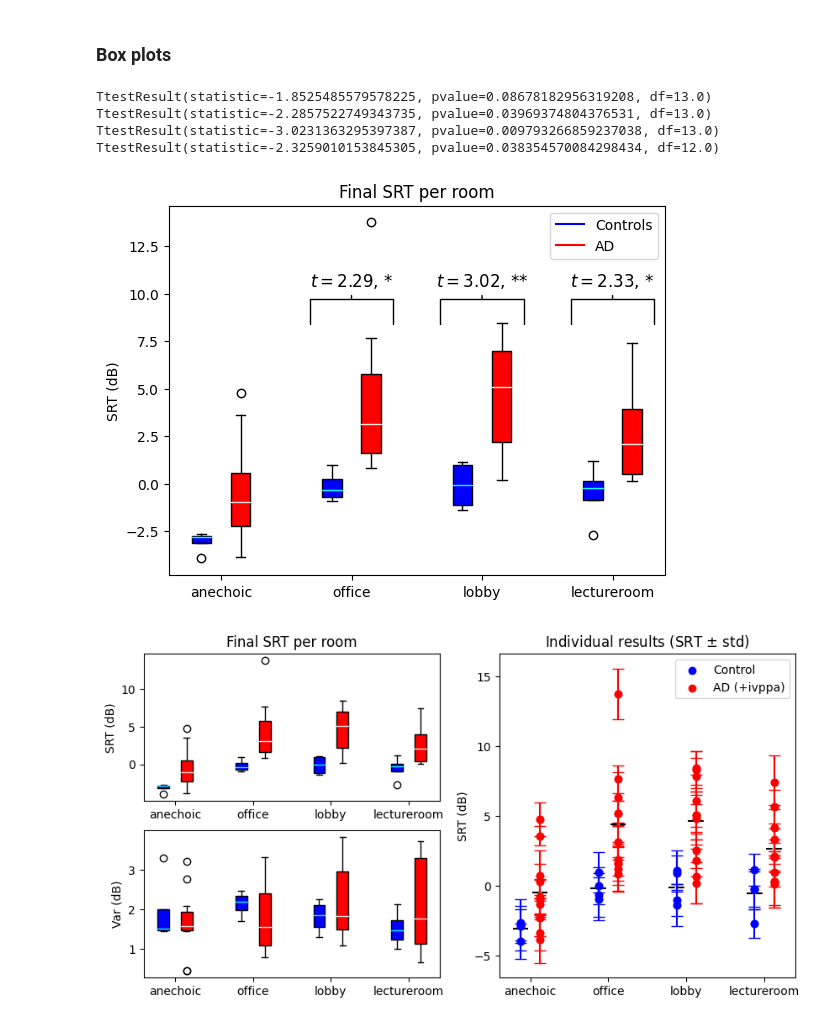
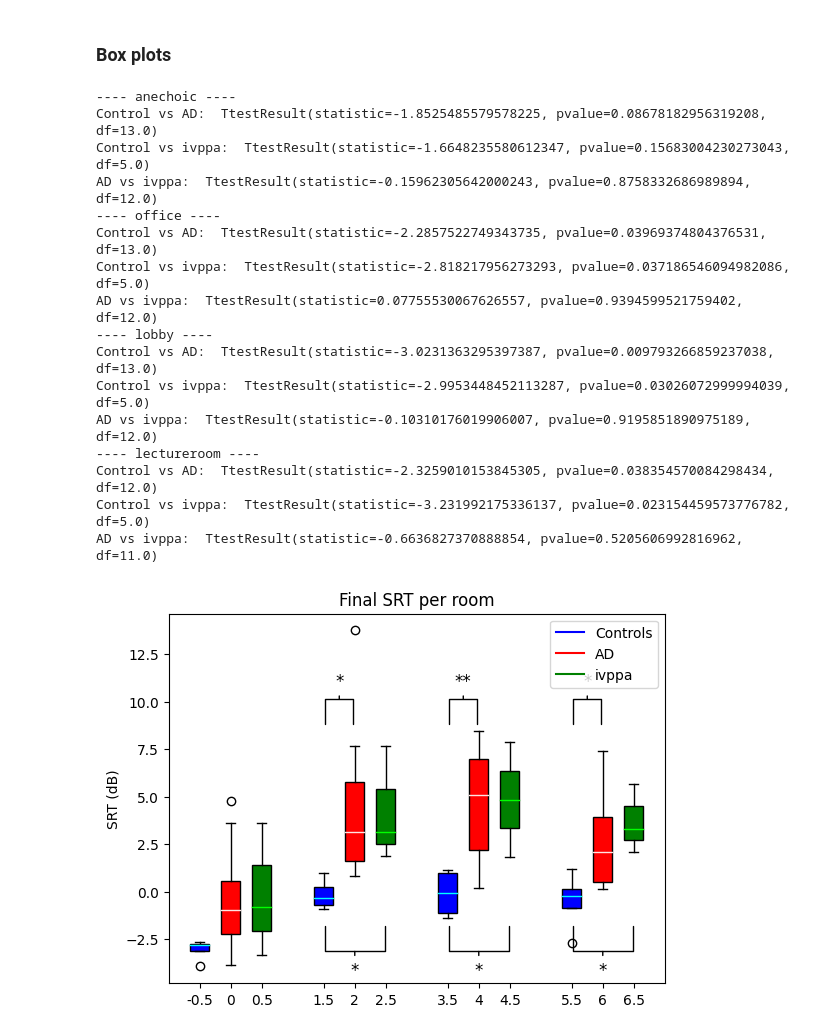
Before and after one commit to ed1016/pybasie, a Jupyter notebook: analyse_per_group.ipynb, the cells around one changed output. Cells and saved outputs as stored; diff of their text form; code cells hidden in the pictures.

```diff
--- a/analyse_per_group.ipynb
+++ b/analyse_per_group.ipynb
@@ -17,7 +17,7 @@ foldpath ='/Users/emiliedolne/Downloads/all'
 ctrl=['ANDRU', 'SELGI', 'DUNPE', 'FARRO']
 ad=['HEIBE', 'TALRU', 'THOAN2', 'JACAN','JONG', 'CHACH', 'DOLST', 'HEIBE', 'HONJO', 'BLAAD', 'BROMA']
 ivppa=['BLAAD', 'CHACH', 'JONGW']
-ivppa=[]
+# ivppa=[]
 # %%
 # get a list of all patients in the results
 listpatient=[]
@@ -389,45 +391,89 @@ for bplot in bplots:
         median.set_color(colorlistflash[i])
     i+=1
 
-plt.xticks(ticks=[0,2,4,6],labels=roomlist,rotation=0)  # Rotate labels for better readability
+# plt.xticks(ticks=[0,2,4,6],labels=roomlist,rotation=0)  # Rotate labels for better readability
 plt.title('Final SRT per room')
 plt.ylabel('SRT (dB)')
 
 if ivppa==[]:
     i=0
     for room in roomlist:
         res = ttest_ind(srtctrl[i], srtad[i], equal_var=True, alternative='two-sided')
         if res[1]<0.05:
             signlable=rf'$t={-res[0]:2.2f}$, *'
             if res[1]<0.01:
                 signlable=rf'$t={-res[0]:2.2f}$, **'
             ax.annotate(signlable, xy=(0+2*i, 9.6), xytext=(0+2*i, 10.2), xycoords='data',
                 fontsize=12, ha='center', va='bottom',
                 arrowprops=dict(arrowstyle='-[, widthB=2.5, lengthB=1.5', lw=1.0, color='k'))
-
-        print(res)
+        print('----', room, '----')
+        print('Control vs AD: ', res)
+        i+=1
+else:
+    i=0
+    for room in roomlist:
+        res1 = ttest_ind(srtctrl[i], srtad[i], equal_var=True, alternative='two-sided')
+        res2 = ttest_ind(srtctrl[i], srtivppa[i], equal_var=True, alternative='two-sided')
+        res3 = ttest_ind(srtad[i], srtivppa[i], equal_var=True, alternative='two-sided')
+        if res1[1]<0.05:
+            signlable=rf'*'
+            if res1[1]<0.01:
+                signlable=rf'**'
+            ax.annotate(signlable, xy=(-0.25+2*i, 10), xytext=(-0.25+2*i, 10.6), xycoords='data',
+                fontsize=12, ha='center', va='bottom',
+                arrowprops=dict(arrowstyle='-[, widthB=0.85, lengthB=1.5', lw=1.0, color='k'))
+        if res3[1]<0.05:
+            signlable=rf'*'
+            if res3[1]<0.01:
+                signlable=rf'$**'
+            ax.annotate(signlable, xy=(0.25+2*i, 10), xytext=(0.25+2*i, 10.6), xycoords='data',
+                fontsize=12, ha='center', va='bottom',
+                arrowprops=dict(arrowstyle='-[, widthB=0.85, lengthB=1.5', lw=1.0, color='k'))
+        if res2[1]<0.05:
+            signlable=rf'*'
+            if res2[1]<0.01:
+                signlable=rf'$**'
+            ax.annotate(signlable, xy=(0+2*i, -3), xytext=(0+2*i, -4.6), xycoords='data',
+                fontsize=12, ha='center', va='bottom',
+                arrowprops=dict(arrowstyle='-[, widthB=1.8, lengthB=1.5', lw=1.0, color='k'))
+        print('----', room, '----')
+        print('Control vs AD: ', res1)
+        print('Control vs ivppa: ', res2)
+        print('AD vs ivppa: ', res3)
         i+=1
 
 hB, = plt.plot([1,1],colorlist[0])
 hR, = plt.plot([1,1],colorlist[1])
 hG, = plt.plot([1,1],colorlist[2])
 
 if ivppa!=[]:
-    plt.legend((hB, hR, hG),('Controls', 'AD', 'ivppa'))
+    plt.legend((hB, hR, hG),('Controls', 'AD', 'ivppa'), loc='best')
 else:
-    plt.legend((hB, hR),('Controls', 'AD'))
+    plt.legend((hB, hR),('Controls', 'AD'), loc='best')
 hB.set_visible(False)
 hR.set_visible(False)
 hG.set_visible(False)
 
 # plt.show()
 plt.savefig('boxplot_SRT_per_room.pdf', bbox_inches='tight')
 # %% [output]
-TtestResult(statistic=-1.8525485579578225, pvalue=0.08678182956319208, df=13.0)
-TtestResult(statistic=-2.2857522749343735, pvalue=0.03969374804376531, df=13.0)
-TtestResult(statistic=-3.0231363295397387, pvalue=0.009793266859237038, df=13.0)
-TtestResult(statistic=-2.3259010153845305, pvalue=0.038354570084298434, df=12.0)
+---- anechoic ----
+Control vs AD:  TtestResult(statistic=-1.8525485579578225, pvalue=0.08678182956319208, df=13.0)
+Control vs ivppa:  TtestResult(statistic=-1.6648235580612347, pvalue=0.15683004230273043, df=5.0)
+AD vs ivppa:  TtestResult(statistic=-0.15962305642000243, pvalue=0.8758332686989894, df=12.0)
+---- office ----
+Control vs AD:  TtestResult(statistic=-2.2857522749343735, pvalue=0.03969374804376531, df=13.0)
+Control vs ivppa:  TtestResult(statistic=-2.818217956273293, pvalue=0.037186546094982086, df=5.0)
+AD vs ivppa:  TtestResult(statistic=0.07755530067626557, pvalue=0.9394599521759402, df=12.0)
+---- lobby ----
+Control vs AD:  TtestResult(statistic=-3.0231363295397387, pvalue=0.009793266859237038, df=13.0)
+Control vs ivppa:  TtestResult(statistic=-2.9953448452113287, pvalue=0.03026072999994039, df=5.0)
+AD vs ivppa:  TtestResult(statistic=-0.10310176019906007, pvalue=0.9195851890975189, df=12.0)
+---- lectureroom ----
+Control vs AD:  TtestResult(statistic=-2.3259010153845305, pvalue=0.038354570084298434, df=12.0)
+Control vs ivppa:  TtestResult(statistic=-3.231992175336137, pvalue=0.023154459573776782, df=5.0)
+AD vs ivppa:  TtestResult(statistic=-0.6636827370888854, pvalue=0.5205606992816962, df=11.0)
-[figure, old version]
+[figure, new version]
 # %%
 fig=plt.figure(figsize=(10,5))
 
@@ -526,5 +572,3 @@ ax.legend()
 ax.set_title(r'Individual results (SRT $\pm$ std)')
 # plt.show()
 plt.savefig('boxplot_SRT_with_uncertainty.pdf', bbox_inches='tight')
-# %% [output]
-[figure, removed]
```
Also changed, not shown: parts of 2 cells of this notebook.
